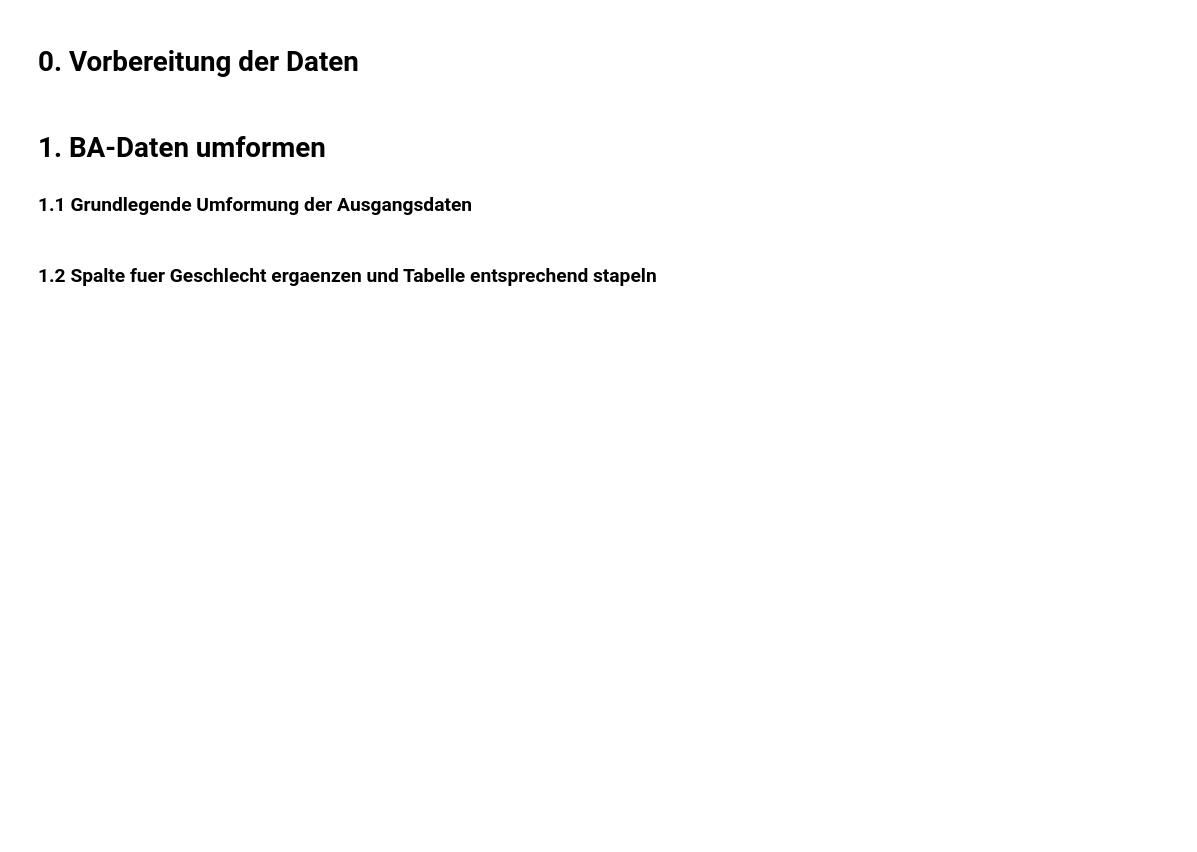
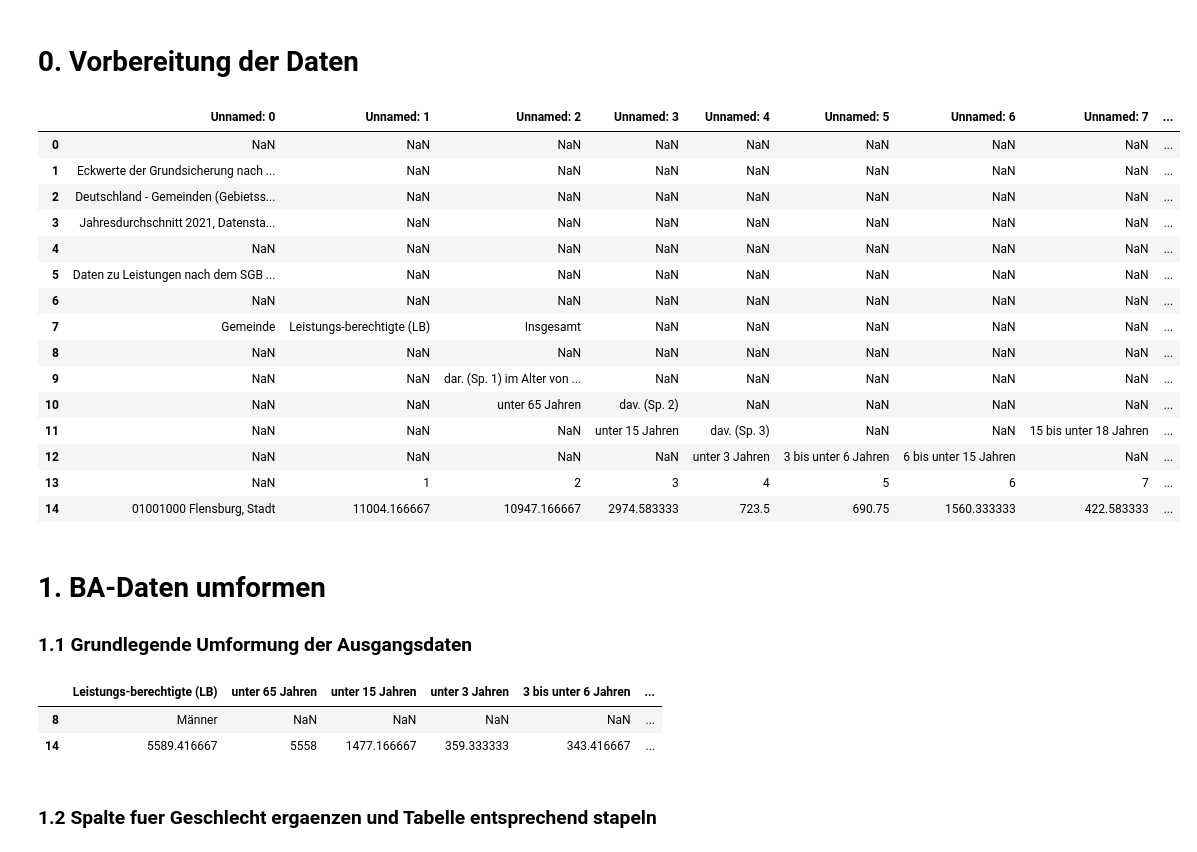
Before and after one commit to tobias-vetterle/mikrokosmos, a Jupyter notebook: aufbereitung_mikrokosmos.ipynb, the cells around one changed output. Saved outputs shown, nothing was run; the diff lists cells and outputs as text; code cells hidden in the pictures; blank space fills up the shorter version.

```diff
--- a/aufbereitung_mikrokosmos.ipynb
+++ b/aufbereitung_mikrokosmos.ipynb
@@ -66,6 +67,26 @@ ba_2018 = dataframes["ba_2018"]
 ba_2019 = dataframes["ba_2019"]
 ba_2020 = dataframes["ba_2020"]
 ba_2021 = dataframes["ba_2021"]
+# %%
+# Tabellenkopf bis zum Beginn des Datenbereichs in Zeile 15 anzeigen
+ba_2021.head(15)
+# %% [output]
+|  | Unnamed: 0 | Unnamed: 1 | Unnamed: 2 | Unnamed: 3 | Unnamed: 4 | Unnamed: 5 | Unnamed: 6 | Unnamed: 7 | ... |
+| 0 | NaN | NaN | NaN | NaN | NaN | NaN | NaN | NaN | ... |
+| 1 | Eckwerte der Grundsicherung nach ... | NaN | NaN | NaN | NaN | NaN | NaN | NaN | ... |
+| 2 | Deutschland - Gemeinden (Gebietss... | NaN | NaN | NaN | NaN | NaN | NaN | NaN | ... |
+| 3 | Jahresdurchschnitt 2021, Datensta... | NaN | NaN | NaN | NaN | NaN | NaN | NaN | ... |
+| 4 | NaN | NaN | NaN | NaN | NaN | NaN | NaN | NaN | ... |
+| 5 | Daten zu Leistungen nach dem SGB ... | NaN | NaN | NaN | NaN | NaN | NaN | NaN | ... |
+| 6 | NaN | NaN | NaN | NaN | NaN | NaN | NaN | NaN | ... |
+| 7 | Gemeinde | Leistungs-berechtigte (LB) | Insgesamt | NaN | NaN | NaN | NaN | NaN | ... |
+| 8 | NaN | NaN | NaN | NaN | NaN | NaN | NaN | NaN | ... |
+| 9 | NaN | NaN | dar. (Sp. 1) im Alter von ... | NaN | NaN | NaN | NaN | NaN | ... |
+| 10 | NaN | NaN | unter 65 Jahren | dav. (Sp. 2) | NaN | NaN | NaN | NaN | ... |
+| 11 | NaN | NaN | NaN | unter 15 Jahren | dav. (Sp. 3) | NaN | NaN | 15 bis unter 18 Jahren | ... |
+| 12 | NaN | NaN | NaN | NaN | unter 3 Jahren | 3 bis unter 6 Jahren | 6 bis unter 15 Jahren | NaN | ... |
+| 13 | NaN | 1 | 2 | 3 | 4 | 5 | 6 | 7 | ... |
+| 14 | 01001000 Flensburg, Stadt | 11004.166667 | 10947.166667 | 2974.583333 | 723.5 | 690.75 | 1560.333333 | 422.583333 | ... |
 # %% [markdown]
 # 1. BA-Daten umformen
 
@@ -127,6 +148,13 @@ ba_2018 = transform_dataframe(ba_2018)
 ba_2019 = transform_dataframe(ba_2019)
 ba_2020 = transform_dataframe(ba_2020)
 ba_2021 = transform_dataframe(ba_2021)
+# %%
+# Tabellenkopf nach der Umformung anzeigen
+ba_2021.head(2)
+# %% [output]
+|  | Leistungs-berechtigte (LB) | unter 65 Jahren | unter 15 Jahren | unter 3 Jahren | 3 bis unter 6 Jahren | ... |
+| 8 | Männer | NaN | NaN | NaN | NaN | ... |
+| 14 | 5589.416667 | 5558 | 1477.166667 | 359.333333 | 343.416667 | ... |
 # %% [markdown]
 ### 1.2 Spalte fuer Geschlecht ergaenzen und Tabelle entsprechend stapeln
 # %%
```
Also changed, not shown: parts of 34 cells of this notebook.
